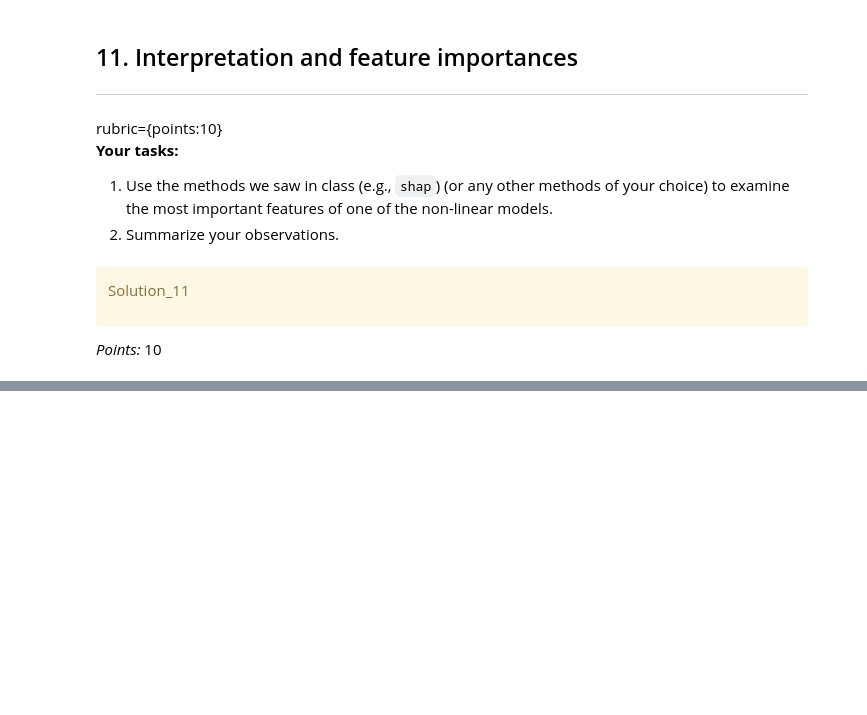
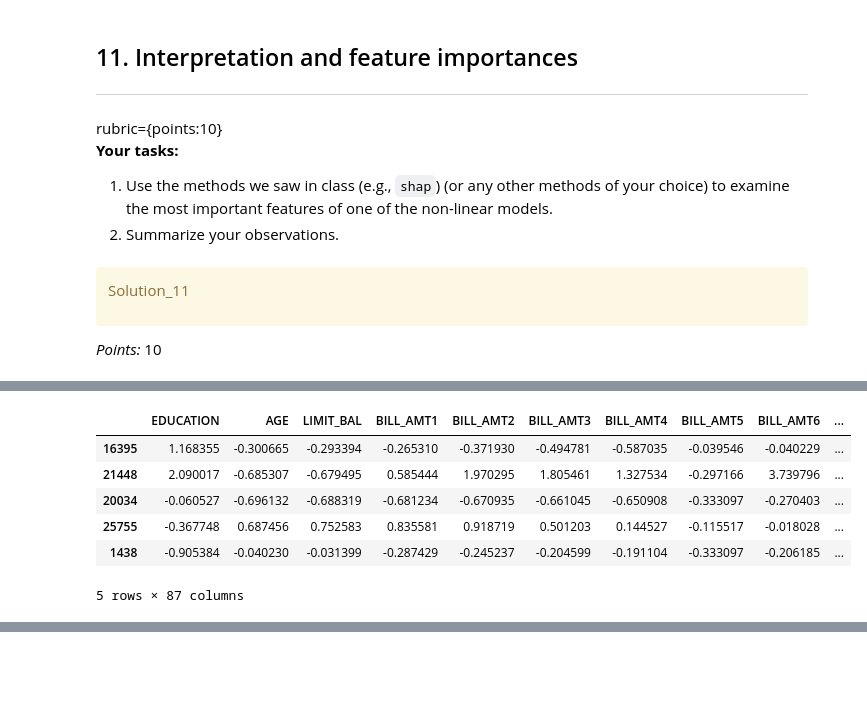
Before and after one commit to chloezandberg/cpsc330hw5, a Jupyter notebook: hw5.ipynb, the cells around one changed output, grey strips where cells are left out. Drawn from its saved outputs; the diff is of its cells as text; code cells hidden in the pictures; blank space fills up the shorter version.

```diff
--- a/hw5.ipynb
+++ b/hw5.ipynb
@@ -844,7 +845,10 @@ I have adapted the code below from Lecture 14.
 # %%
 X_train_transform = ct.fit_transform(X_train)
 # %%
-rfe_cv = RFECV(LogisticRegression(max_iter=200, C=100, random_state=random_state),
+rfe_cv = RFECV(LogisticRegression(max_iter=200,
+                                  C=100,
+                                  random_state=random_state,
+                                 n_jobs=-1),
                cv=10)
 rfe_cv.fit(X_train_transform, y_train)
 print(rfe_cv.support_)
@@ -1169,0 +1143,15 @@ _Type your answer here, replacing this text._
+# %%
+X_train_enc = pd.DataFrame(
+    data=ct.transform(X_train).toarray(),
+    columns=column_names,
+    index=X_train.index,
+)
+X_train_enc.head()
+# %% [output]
+|  | EDUCATION | AGE | LIMIT_BAL | BILL_AMT1 | BILL_AMT2 | BILL_AMT3 | BILL_AMT4 | BILL_AMT5 | BILL_AMT6 | ... |
+| 16395 | 1.168355 | -0.300665 | -0.293394 | -0.265310 | -0.371930 | -0.494781 | -0.587035 | -0.039546 | -0.040229 | ... |
+| 21448 | 2.090017 | -0.685307 | -0.679495 | 0.585444 | 1.970295 | 1.805461 | 1.327534 | -0.297166 | 3.739796 | ... |
+| 20034 | -0.060527 | -0.696132 | -0.688319 | -0.681234 | -0.670935 | -0.661045 | -0.650908 | -0.333097 | -0.270403 | ... |
+| 25755 | -0.367748 | 0.687456 | 0.752583 | 0.835581 | 0.918719 | 0.501203 | 0.144527 | -0.115517 | -0.018028 | ... |
+| 1438 | -0.905384 | -0.040230 | -0.031399 | -0.287429 | -0.245237 | -0.204599 | -0.191104 | -0.333097 | -0.206185 | ... |
+5 rows × 87 columns
```
Also changed, not shown: parts of 41 cells of this notebook.
